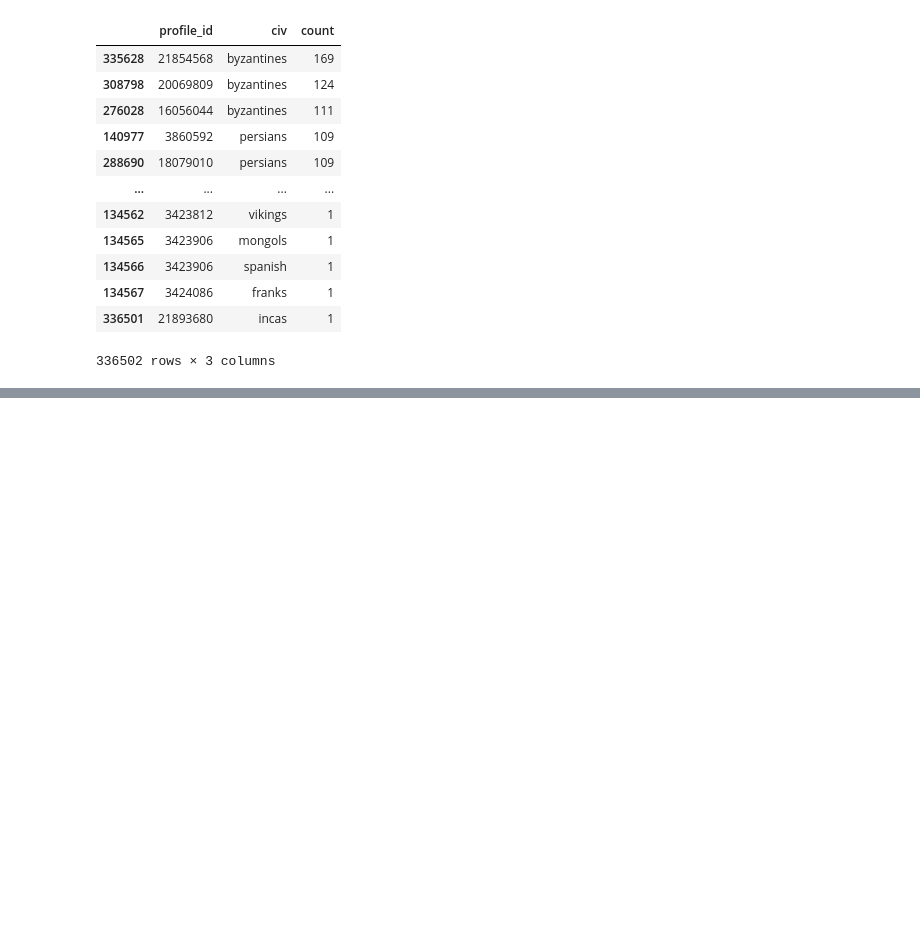
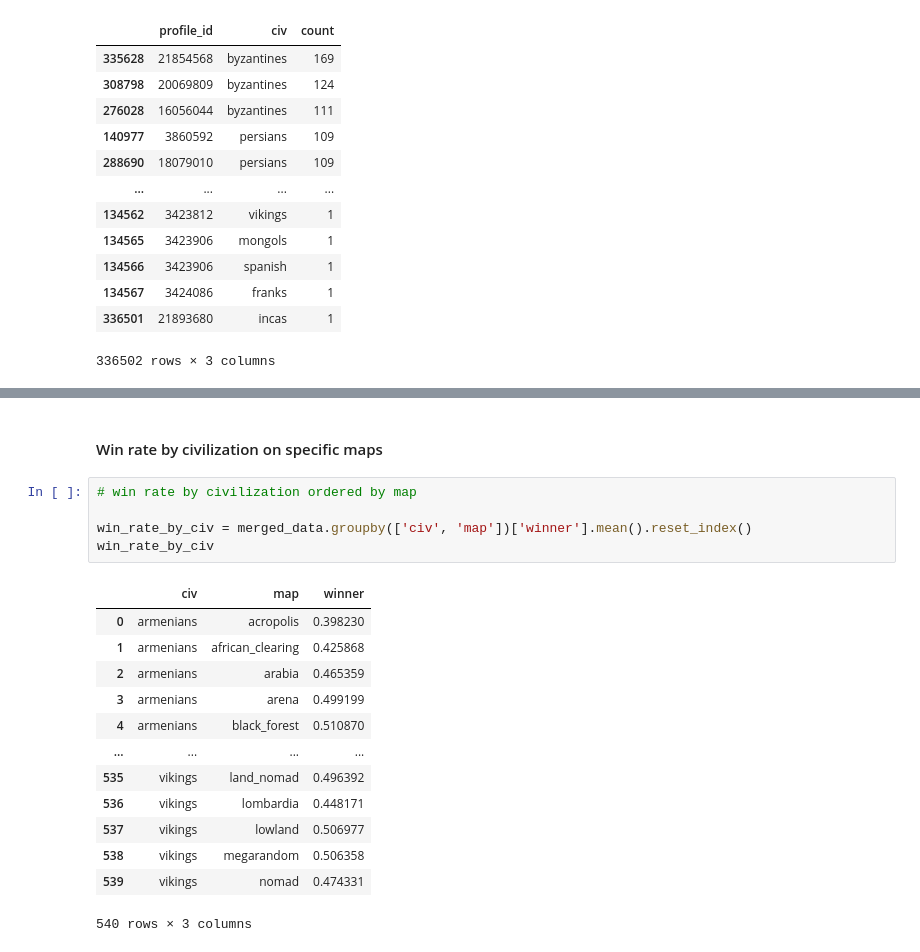
Before and after one commit to moraish/AOE_data_analysis, a Jupyter notebook: AOE_2_ANALYSIS_V1.ipynb, the cells around one changed output, grey strips where cells are left out. Saved outputs shown, nothing was run; the diff lists cells and outputs as text; blank space fills up the shorter version.

Commit message:
Map specific insights extracted.

```diff
--- a/AOE_2_ANALYSIS_V1.ipynb
+++ b/AOE_2_ANALYSIS_V1.ipynb
@@ -449,0 +444,21 @@ dtype: int64
+# %% [markdown]
+#### Win rate by civilization on specific maps
+# %%
+# win rate by civilization ordered by map
+
+win_rate_by_civ = merged_data.groupby(['civ', 'map'])['winner'].mean().reset_index()
+win_rate_by_civ
+# %% [output]
+|  | civ | map | winner |
+| 0 | armenians | acropolis | 0.398230 |
+| 1 | armenians | african_clearing | 0.425868 |
+| 2 | armenians | arabia | 0.465359 |
+| 3 | armenians | arena | 0.499199 |
+| 4 | armenians | black_forest | 0.510870 |
+| ... | ... | ... | ... |
+| 535 | vikings | land_nomad | 0.496392 |
+| 536 | vikings | lombardia | 0.448171 |
+| 537 | vikings | lowland | 0.506977 |
+| 538 | vikings | megarandom | 0.506358 |
+| 539 | vikings | nomad | 0.474331 |
+540 rows × 3 columns
```
Also changed, not shown: parts of 15 cells of this notebook.
